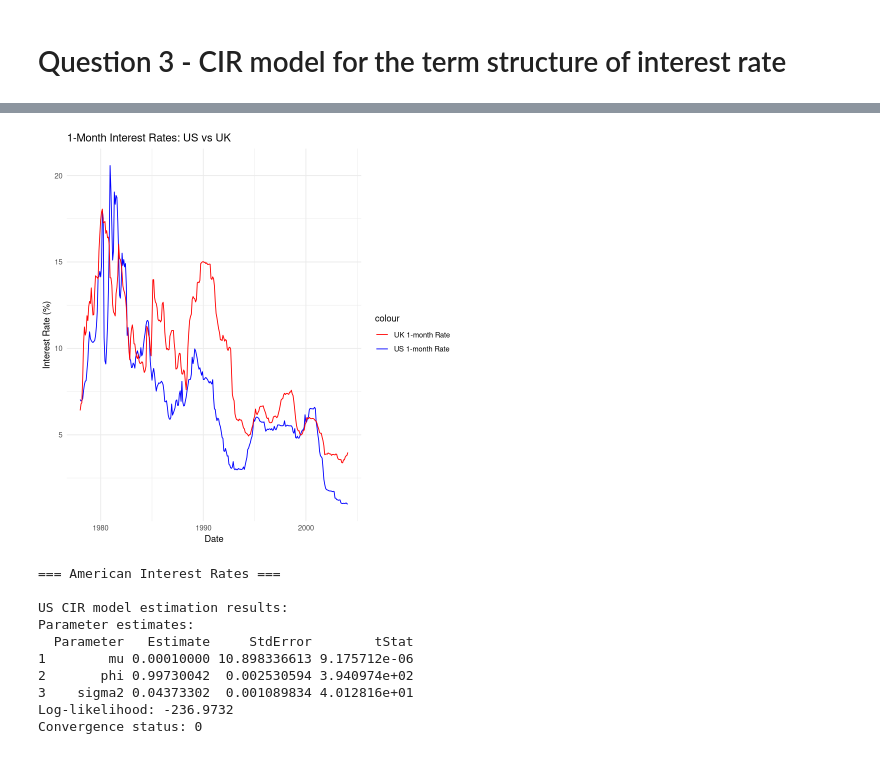
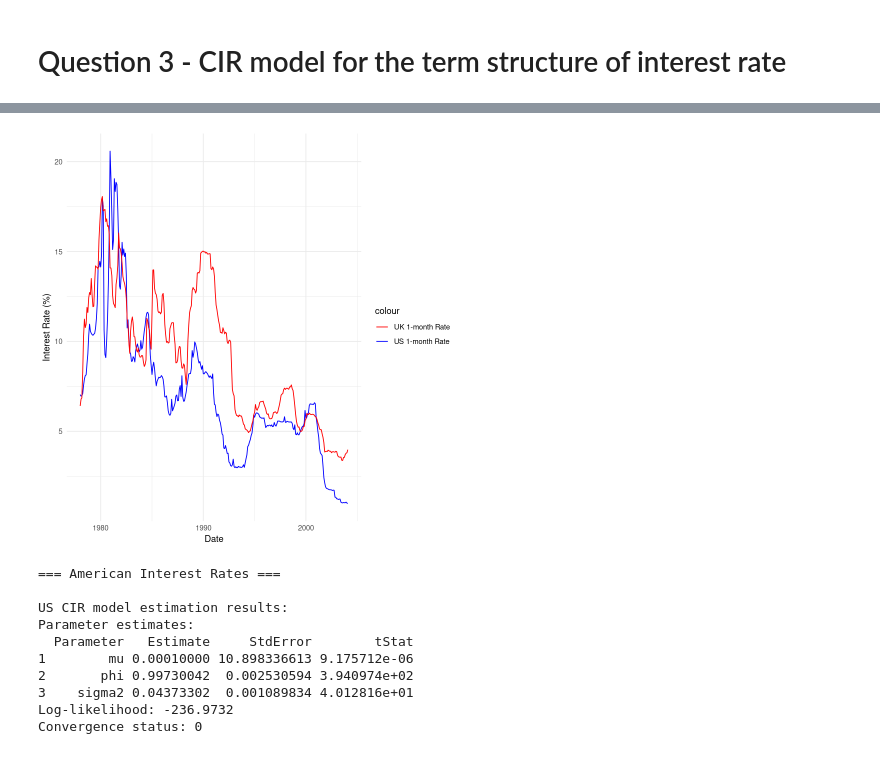
Before and after one commit to Mengsch3/apps-r-hw-01, a Jupyter notebook: FS-Coursework/report.ipynb, the cells around one changed output, grey strips where cells are left out. Saved outputs shown, nothing was run; the diff lists cells and outputs as text; code cells hidden in the pictures.

```diff
--- a/FS-Coursework/report.ipynb
+++ b/FS-Coursework/report.ipynb
@@ -385,16 +402,15 @@ New names:
 # %%
-# plot interest rates of US and UK
-library(ggplot2)
+#| fig-cap: "1-Month Interest Rates: US vs UK"
+# Plot interest rates of US and UK
 ggplot(data, aes(x = date)) +
   geom_line(aes(y = r_US, color = "US 1-month Rate")) +
   geom_line(aes(y = r_UK, color = "UK 1-month Rate")) +
-  labs(title = "1-Month Interest Rates: US vs UK",
-       x = "Date",
+  labs(x = "Date",
        y = "Interest Rate (%)") +
   scale_color_manual(values = c("US 1-month Rate" = "blue", "UK 1-month Rate" = "red")) +
   theme_minimal()
 # %% [output]
-[figure, old version]
+[figure, new version]
 # %%
 # Load required packages
 suppressPackageStartupMessages(library(quantmod))
```
Also changed, not shown: parts of 29 cells of this notebook, 1 other file.
